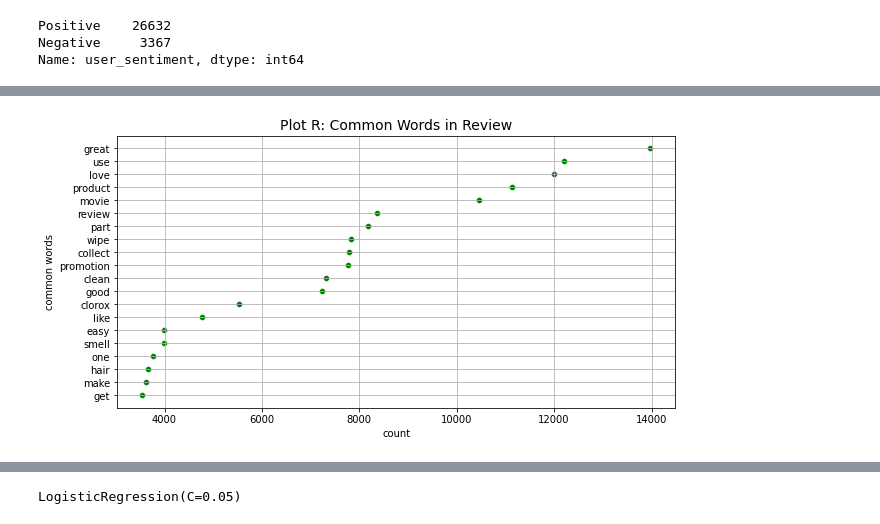
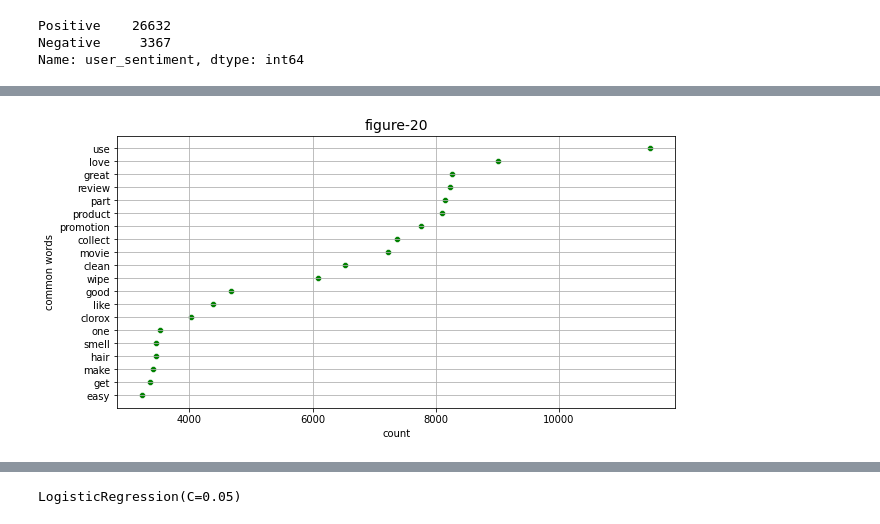
Before and after one commit to saurabhsharmagwl/SentimentBasedProductRecommendationSystem, a Jupyter notebook: Sentiment_Based_Product_Recommendation_System.ipynb, the cells around one changed output, grey strips where cells are left out. Cells and saved outputs as stored; diff of their text form; code cells hidden in the pictures.

```diff
--- a/Sentiment_Based_Product_Recommendation_System.ipynb
+++ b/Sentiment_Based_Product_Recommendation_System.ipynb
@@ -473,0 +593,30 @@ df_main['Review'][0]
+# %%
+# This is a helper function to map NTLK position tags
+def get_wordnet_pos(tag):
+    if tag.startswith('J'):
+        return wordnet.ADJ
+    elif tag.startswith('V'):
+        return wordnet.VERB
+    elif tag.startswith('N'):
+        return wordnet.NOUN
+    elif tag.startswith('R'):
+        return wordnet.ADV
+    else:
+        return wordnet.NOUN
+# %%
+# Initiatilize StopWords
+stop_words = set(stopwords.words('english'))
+
+def remove_stopword(text):
+    words = [word for word in text.split() if word.isalpha() and word not in stop_words]
+    return " ".join(words)
+# %%
+lemmatizer = WordNetLemmatizer()
+# Lemmatize the sentence
+def lemma_text(text):
+    word_pos_tags = nltk.pos_tag(word_tokenize(remove_stopword(text))) # Get position tags
+    # Map the position tag and lemmatize the word/token
+    words =[lemmatizer.lemmatize(tag[0], get_wordnet_pos(tag[1])) for idx, tag in enumerate(word_pos_tags)]
+    return " ".join(words)
+# %%
+df_clean["reviews_text_derived"] = df_clean.reviews_text.apply(lambda x: lemma_text(x))
@@ -490,10 +648,9 @@ def common_wds(column, terms, title_label):
   plt.show()
 # %%
 # Plotting Common Words in Review column ranked upto 20
-
-common_wds(df_main['Review'],20,'Plot R: Common Words in Review')
+common_wds(df_clean['reviews_text_derived'],20,'figure-20')
 # %% [output]
-[figure, old version]
+[figure, new version]
 # %%
 # Defining a Function for plotting least occurring words in column
 
```
Also changed, not shown: parts of 319 cells of this notebook.
